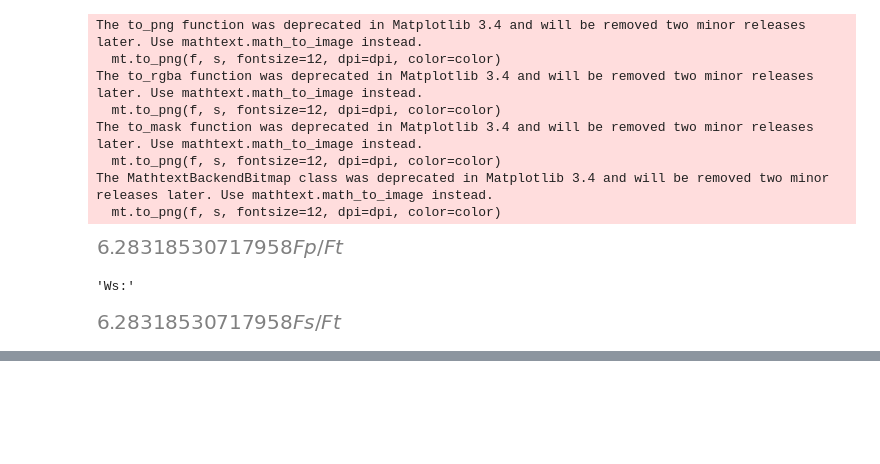
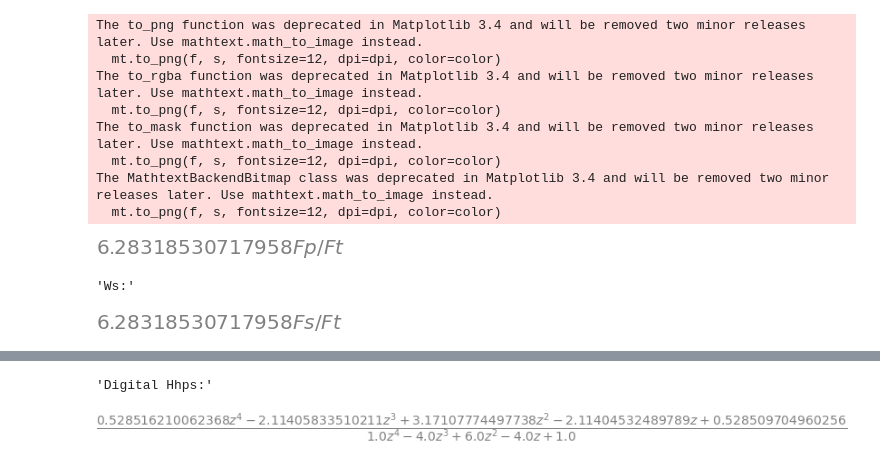
Before and after one commit to Ppieter21/EERI414-Practical, a Jupyter notebook: EERI414PracticalCode.ipynb, the cells around one changed output, grey strips where cells are left out. Cells and saved outputs as stored; diff of their text form; code cells hidden in the pictures; blank space fills up the shorter version.

```diff
--- a/EERI414PracticalCode.ipynb
+++ b/EERI414PracticalCode.ipynb
@@ -153,0 +157,8 @@ display("Hhps:", Hhps.simplify())
+# %%
+z = symbols('z')
+
+HhpsDigital = Hhps.subs([(s, (Ft*2*(z-1))/(z+1)), (Fs, FS), (Ft, FT)])
+display("Digital Hhps:", HhpsDigital.simplify())
+# %% [output]
+'Digital Hhps:'
+[figure, added]
```
Also changed, not shown: parts of 5 cells of this notebook.
